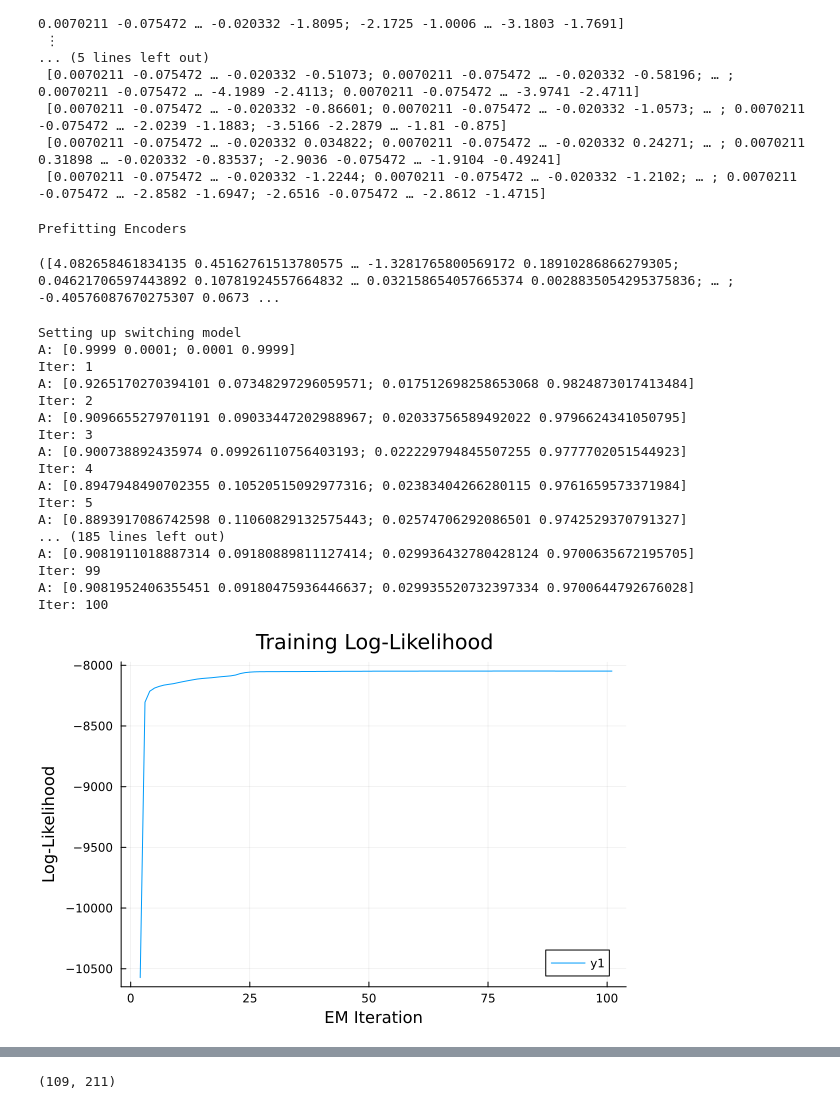
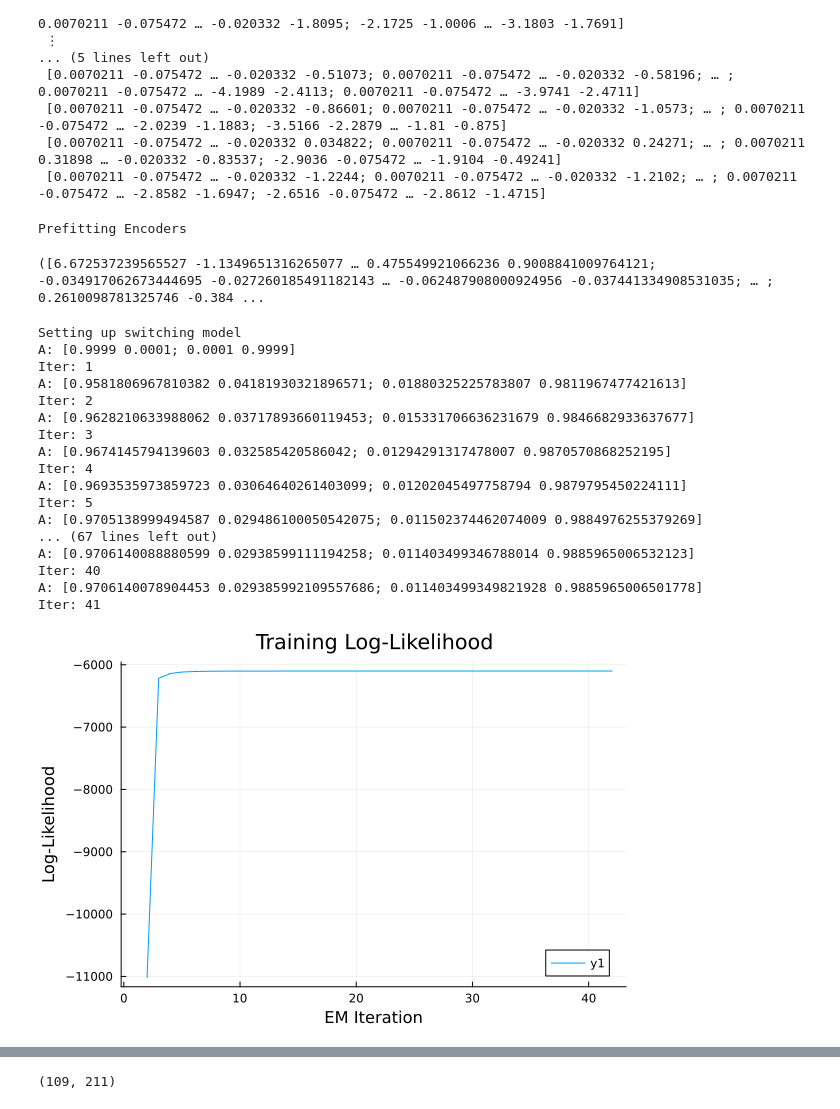
Before and after one commit to ZachLoschin/Encoder_Analysis, a Jupyter notebook: Julia/Switching_Encoder_LickWindow_SingleTrial.ipynb, the cells around one changed output, grey strips where cells are left out. Saved outputs shown, nothing was run; the diff lists cells and outputs as text; code cells hidden in the pictures.

```diff
--- a/Julia/Switching_Encoder_LickWindow_SingleTrial.ipynb
+++ b/Julia/Switching_Encoder_LickWindow_SingleTrial.ipynb
@@ -186,30 +182,30 @@ Y_eng = cat(Y_R1, Y_R4, dims=1)
 # Y_eng = Y_R1;
 
 
-# X_R1 = [X_R1_kernel[i][LRCs_R1[i]-7:(LRCs_R1[i]), :] for i in eachindex(X_R1_kernel)]
-# X_R4 = [X_R4_kernel[i][LRCs_R4[i]-7:(LRCs_R4[i]), :]  for i in eachindex(X_R4_kernel)]
+X_R1 = [X_R1_kernel[i][end-7:end, :] for i in eachindex(X_R1_kernel)]
+X_R4 = [X_R4_kernel[i][end-7:end, :] for i in eachindex(X_R4_kernel)]
 
-# Y_R1 = [Y_R1_trimmed[i][LRCs_R1[i]-7:(LRCs_R1[i]), :]  for i in eachindex(Y_R1_trimmed)]
-# Y_R4 = [Y_R4_trimmed[i][LRCs_R4[i]-7:(LRCs_R4[i]), :]  for i in eachindex(Y_R4_trimmed)]
+Y_R1 = [Y_R1_trimmed[i][end-7:end, :]  for i in eachindex(Y_R1_trimmed)]
+Y_R4 = [Y_R4_trimmed[i][end-7:end, :]  for i in eachindex(Y_R4_trimmed)]
 
 
-# X_diseng = cat(X_R1, X_R4, dims=1)
-# Y_diseng = cat(Y_R1, Y_R4, dims=1)
+X_diseng = cat(X_R1, X_R4, dims=1)
+Y_diseng = cat(Y_R1, Y_R4, dims=1)
 
 # Prefit engaged model
 X_eng = vcat(X_eng...)
 Y_eng = vcat(Y_eng...)
 
-β_eng, Σ_eng = weighted_ridge_regression(X_eng, Y_eng, 0.01)
+β_eng, Σ_eng = weighted_ridge_regression(X_eng, Y_eng, 0.1)
 
-# # seems to be a problem with X
+# # # seems to be a problem with X
 # X_diseng = vcat(X_diseng...)
 # Y_diseng = vcat(Y_diseng...)
 
 # β_diseng, Σ_diseng = weighted_ridge_regression(X_diseng, Y_diseng, 0.01)
 # %% [output]
 Prefitting Encoders
-([4.082658461834135 0.45162761513780575 … -1.3281765800569172 0.18910286866279305; 0.04621706597443892 0.10781924557664832 … 0.032158654057665374 0.0028835054295375836; … ; -0.40576087670275307 0.0673 ...
+([6.672537239565527 -1.1349651316265077 … 0.475549921066236 0.9008841009764121; -0.034917062673444695 -0.027260185491182143 … -0.062487908000924956 -0.037441334908531035; … ; 0.2610098781325746 -0.384 ...
 # %%
 """
 Set up the switching encoder model
@@ -242,47 +238,47 @@ Y_trim = kernelize_window_features(Y)
 X_ready = permutedims.(X_kern)
 Y_ready = permutedims.(Y_trim)
 # Y_ready = [randn(size(y)) for y in Y_ready]
 
 
 # Initialize the Gaussian HMM-GLM
 model = SwitchingGaussianRegression(;K=2, input_dim=size(X_ready[1])[1], output_dim=size(Y_ready[1])[1], include_intercept=true)
 
 model.B[1].β = β_eng
 model.B[1].Σ = Σ_eng
-model.B[1].λ = 0.0
-model.B[2].λ = 0.0
+model.B[1].λ = 0.1
+model.B[2].λ = 0.1
 
 # model.B[2].β = β_diseng
-# model.B[2].Σ = Σ_eng
+model.B[2].Σ = Σ_eng
 
 model.A = [0.9999 0.0001; 0.0001 0.9999]
 model.πₖ = [0.0001; 0.9999]
 
 lls = fit_custom!(model, Y_ready, X_ready, max_iters=100)
 
 plot(lls)
 title!("Training Log-Likelihood")
 xlabel!("EM Iteration")
 ylabel!("Log-Likelihood")
 # %% [output]
 Setting up switching model
 A: [0.9999 0.0001; 0.0001 0.9999]
 Iter: 1
-A: [0.9265170270394101 0.07348297296059571; 0.017512698258653068 0.9824873017413484]
+A: [0.9581806967810382 0.04181930321896571; 0.01880325225783807 0.9811967477421613]
 Iter: 2
-A: [0.9096655279701191 0.09033447202988967; 0.02033756589492022 0.9796624341050795]
+A: [0.9628210633988062 0.03717893660119453; 0.015331706636231679 0.9846682933637677]
 Iter: 3
-A: [0.900738892435974 0.09926110756403193; 0.022229794845507255 0.9777702051544923]
+A: [0.9674145794139603 0.032585420586042; 0.01294291317478007 0.9870570868252195]
 Iter: 4
-A: [0.8947948490702355 0.10520515092977316; 0.02383404266280115 0.9761659573371984]
+A: [0.9693535973859723 0.03064640261403099; 0.01202045497758794 0.9879795450224111]
 Iter: 5
-A: [0.8893917086742598 0.11060829132575443; 0.02574706292086501 0.9742529370791327]
-... (185 lines left out)
-A: [0.9081911018887314 0.09180889811127414; 0.029936432780428124 0.9700635672195705]
-Iter: 99
-A: [0.9081952406355451 0.09180475936446637; 0.029935520732397334 0.9700644792676028]
-Iter: 100
+A: [0.9705138999494587 0.029486100050542075; 0.011502374462074009 0.9884976255379269]
+... (67 lines left out)
+A: [0.9706140088880599 0.02938599111194258; 0.011403499346788014 0.9885965006532123]
+Iter: 40
+A: [0.9706140078904453 0.029385992109557686; 0.011403499349821928 0.9885965006501778]
+Iter: 41
-[figure, old version]
+[figure, new version]
 # %%
 diff(lls)
 # %% [output]
```
Also changed, not shown: parts of 9 cells of this notebook, 2 other files.
